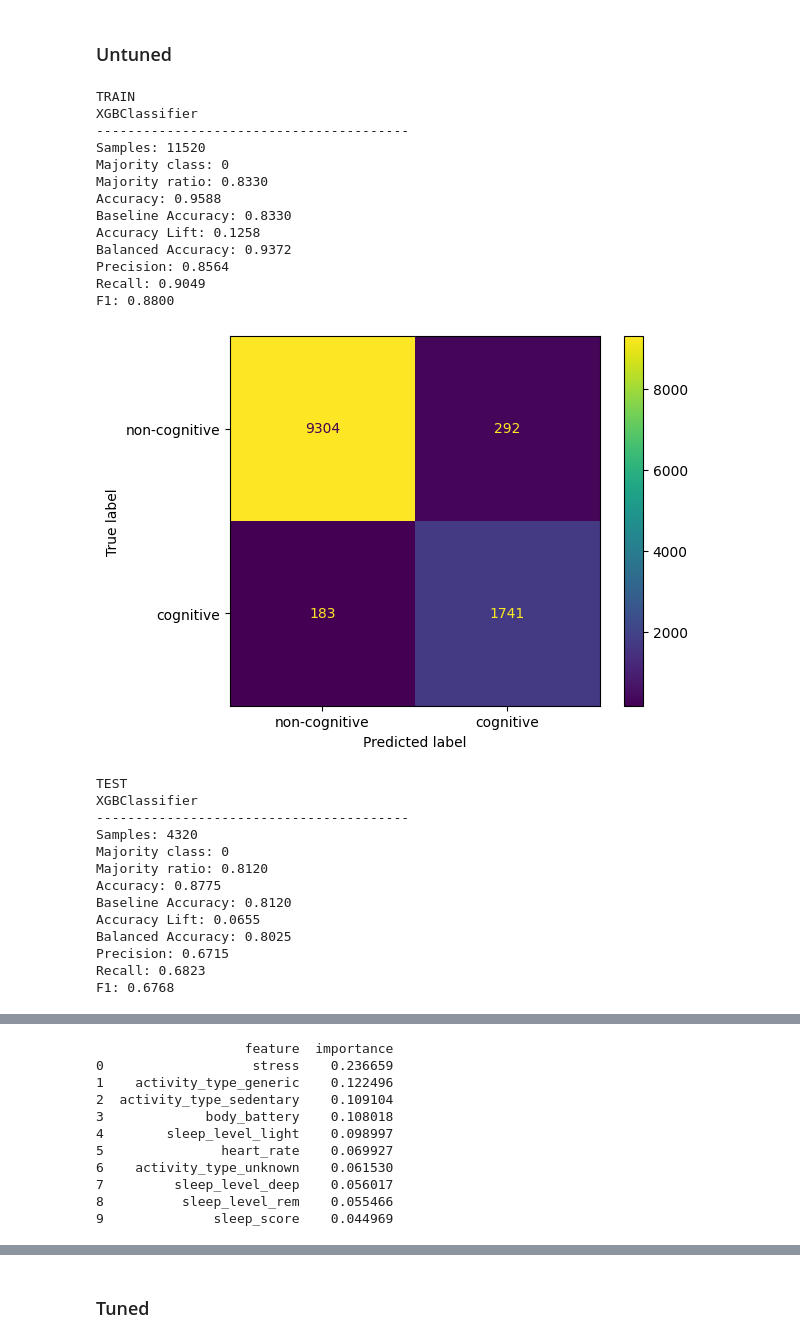
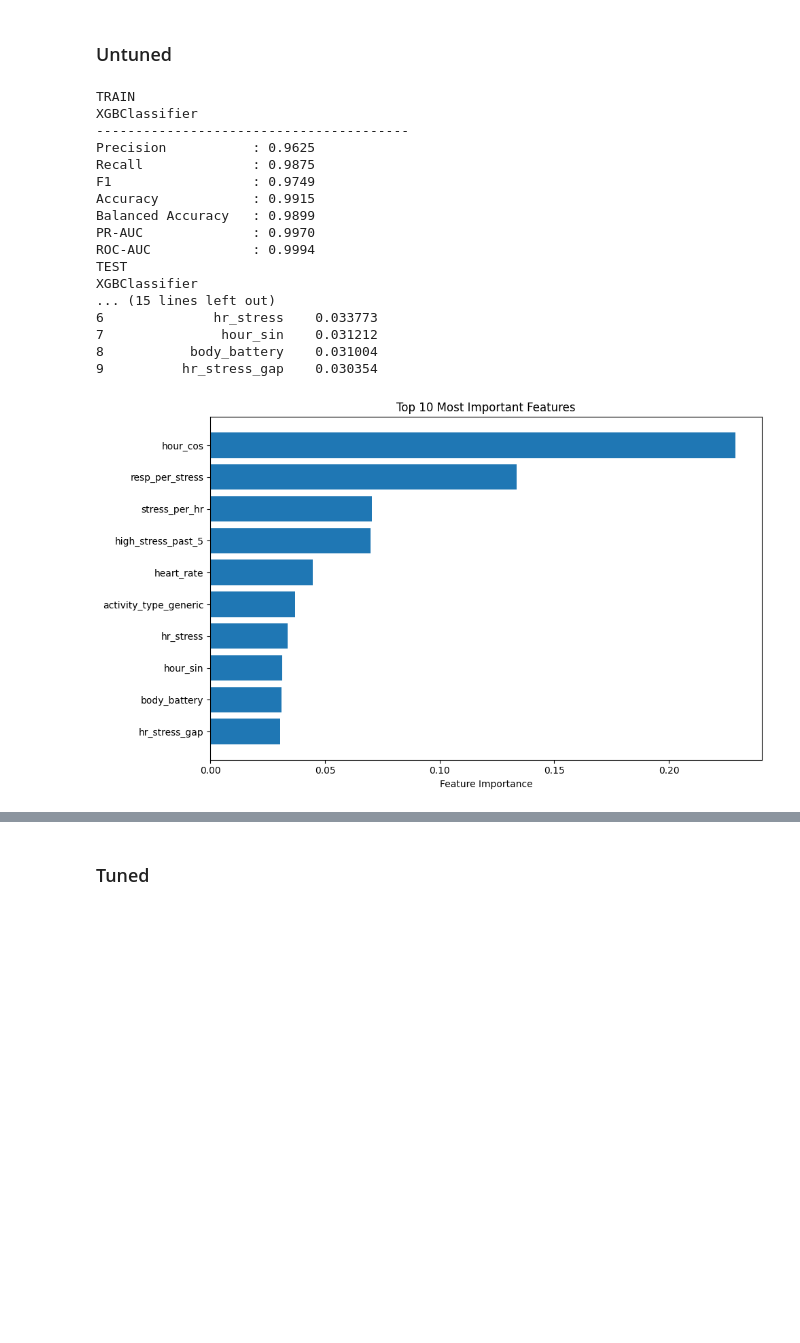
Before and after one commit to Xenoxort/ML4QS, a Jupyter notebook: notebooks/04_modeling.ipynb, the cells around one changed output, grey strips where cells are left out. Cells and saved outputs as stored; diff of their text form; code cells hidden in the pictures; blank space fills up the shorter version.

Commit message:
Added TCN, Modeling is complete.

```diff
--- a/notebooks/04_modeling.ipynb
+++ b/notebooks/04_modeling.ipynb
@@ -638,54 +647,54 @@ def evaluate_model(
 # %%
 default_params = {
     "n_estimators": 200,
     "max_depth": 6,
     "learning_rate": 0.05,
     "random_state": 42,
     "eval_metric": "logloss"
 }
 
 model = train_xgboost(
     X_train,
     y_train,
     default_params
 )
 
 print("TRAIN")
-evaluate_model(model, X_train, y_train)
+train_metrics = evaluate_model(
+    model,
+    X_train,
+    y_train
+)
+
 
 print("TEST")
-evaluate_model(model, X_test, y_test)
+test_metrics = evaluate_model(
+    model,
+    X_test,
+    y_test
+)
 
 top_features = show_top_features(
     model=model,
     X=X_train,
     top_n=10
 )
 # %% [output]
 TRAIN
 XGBClassifier
 ----------------------------------------
-Samples: 11520
-Majority class: 0
-Majority ratio: 0.8330
-Accuracy: 0.9588
-Baseline Accuracy: 0.8330
-Accuracy Lift: 0.1258
-Balanced Accuracy: 0.9372
-Precision: 0.8564
-Recall: 0.9049
-F1: 0.8800
+Precision           : 0.9625
+Recall              : 0.9875
+F1                  : 0.9749
+Accuracy            : 0.9915
+Balanced Accuracy   : 0.9899
+PR-AUC              : 0.9970
+ROC-AUC             : 0.9994
+TEST
+XGBClassifier
+... (15 lines left out)
+6              hr_stress    0.033773
+7               hour_sin    0.031212
+8           body_battery    0.031004
+9          hr_stress_gap    0.030354
-[figure, old version]
+[figure, new version]
-TEST
-XGBClassifier
-----------------------------------------
-Samples: 4320
-Majority class: 0
-Majority ratio: 0.8120
-Accuracy: 0.8775
-Baseline Accuracy: 0.8120
-Accuracy Lift: 0.0655
-Balanced Accuracy: 0.8025
-Precision: 0.6715
-Recall: 0.6823
-F1: 0.6768
@@ -693,11 +700,0 @@ F1: 0.6768
-                   feature  importance
-0                   stress    0.236659
-1    activity_type_generic    0.122496
-2  activity_type_sedentary    0.109104
-3             body_battery    0.108018
-4        sleep_level_light    0.098997
-5               heart_rate    0.069927
-6    activity_type_unknown    0.061530
-7         sleep_level_deep    0.056017
-8          sleep_level_rem    0.055466
-9              sleep_score    0.044969
```
Also changed, not shown: parts of 27 cells of this notebook.
